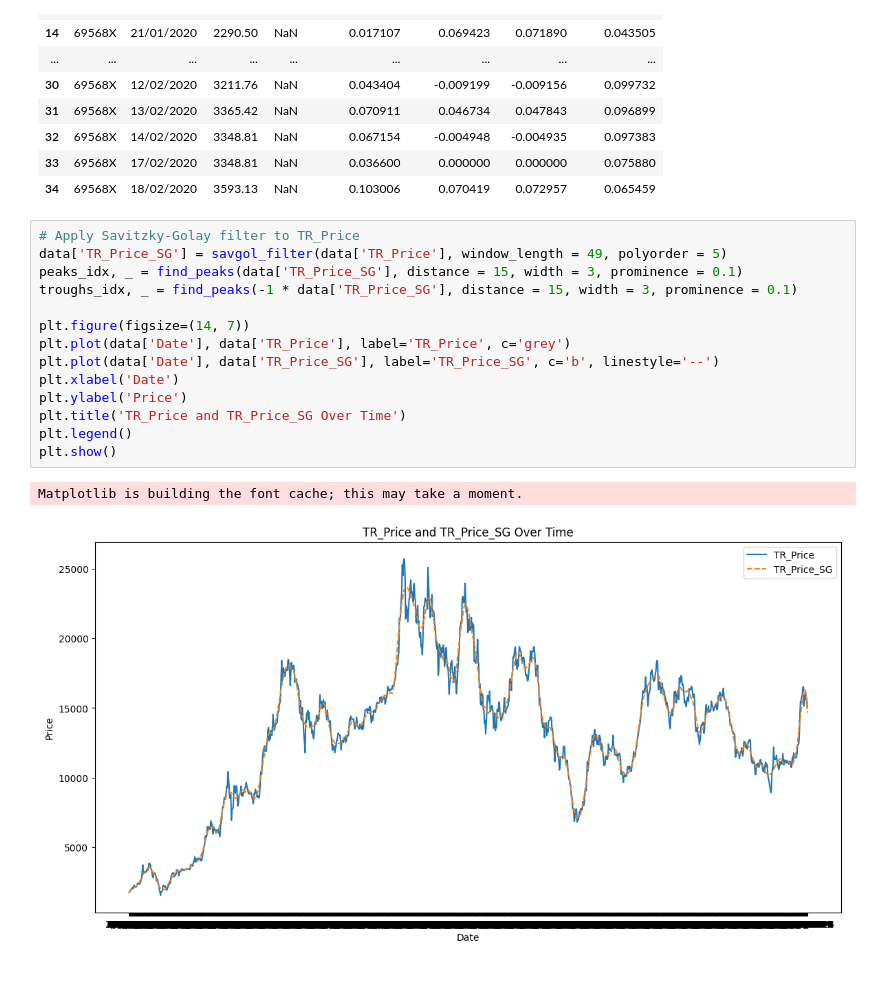
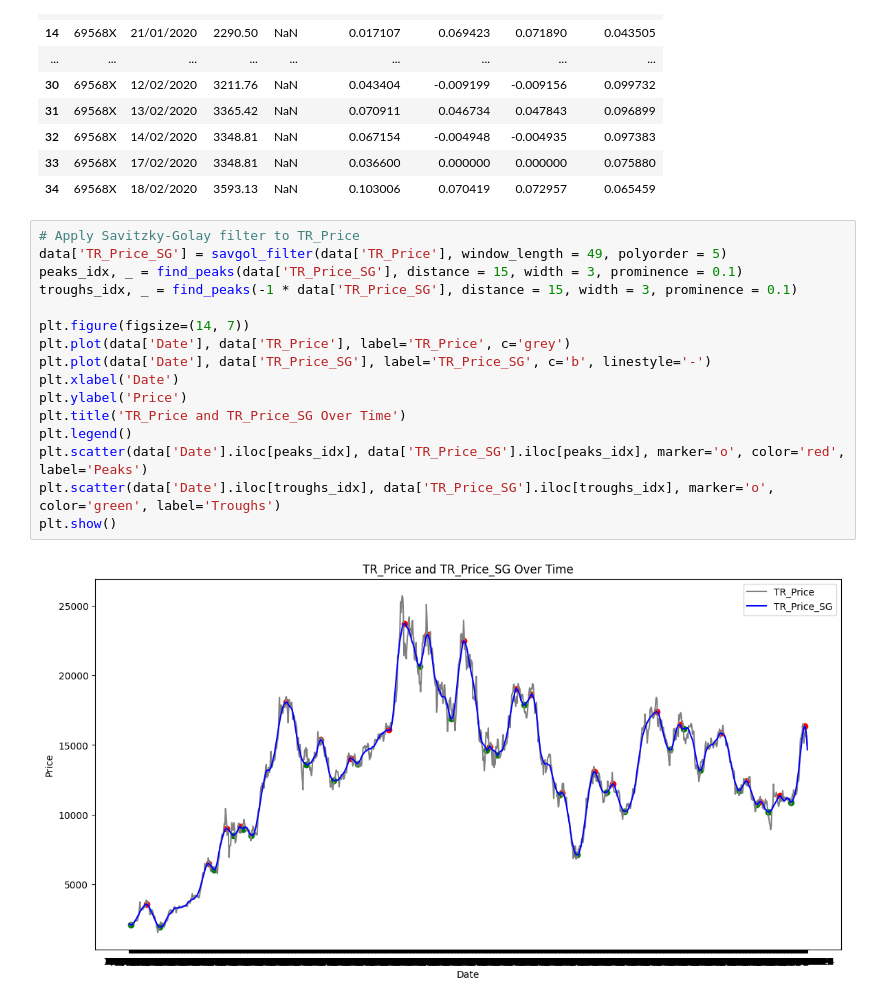
Before and after one commit to d-chizel/trend_following, a Jupyter notebook: trend_following_backtest_0.1.ipynb, the cells around one changed output. Drawn from its saved outputs; the diff is of its cells as text; blank space fills up the shorter version.

```diff
--- a/trend_following_backtest_0.1.ipynb
+++ b/trend_following_backtest_0.1.ipynb
@@ -32,17 +33,18 @@ data.head(30) # Display more rows of the DataFrame
 # %%
 # Apply Savitzky-Golay filter to TR_Price
 data['TR_Price_SG'] = savgol_filter(data['TR_Price'], window_length = 49, polyorder = 5)
 peaks_idx, _ = find_peaks(data['TR_Price_SG'], distance = 15, width = 3, prominence = 0.1)
 troughs_idx, _ = find_peaks(-1 * data['TR_Price_SG'], distance = 15, width = 3, prominence = 0.1)
 
 plt.figure(figsize=(14, 7))
 plt.plot(data['Date'], data['TR_Price'], label='TR_Price', c='grey')
-plt.plot(data['Date'], data['TR_Price_SG'], label='TR_Price_SG', c='b', linestyle='--')
+plt.plot(data['Date'], data['TR_Price_SG'], label='TR_Price_SG', c='b', linestyle='-')
 plt.xlabel('Date')
 plt.ylabel('Price')
 plt.title('TR_Price and TR_Price_SG Over Time')
 plt.legend()
+plt.scatter(data['Date'].iloc[peaks_idx], data['TR_Price_SG'].iloc[peaks_idx], marker='o', color='red', label='Peaks')
+plt.scatter(data['Date'].iloc[troughs_idx], data['TR_Price_SG'].iloc[troughs_idx], marker='o', color='green', label='Troughs')
 plt.show()
 # %% [output]
-Matplotlib is building the font cache; this may take a moment.
-[figure, old version]
+[figure, new version]
```
Also changed, not shown: parts of 1 cell of this notebook.
